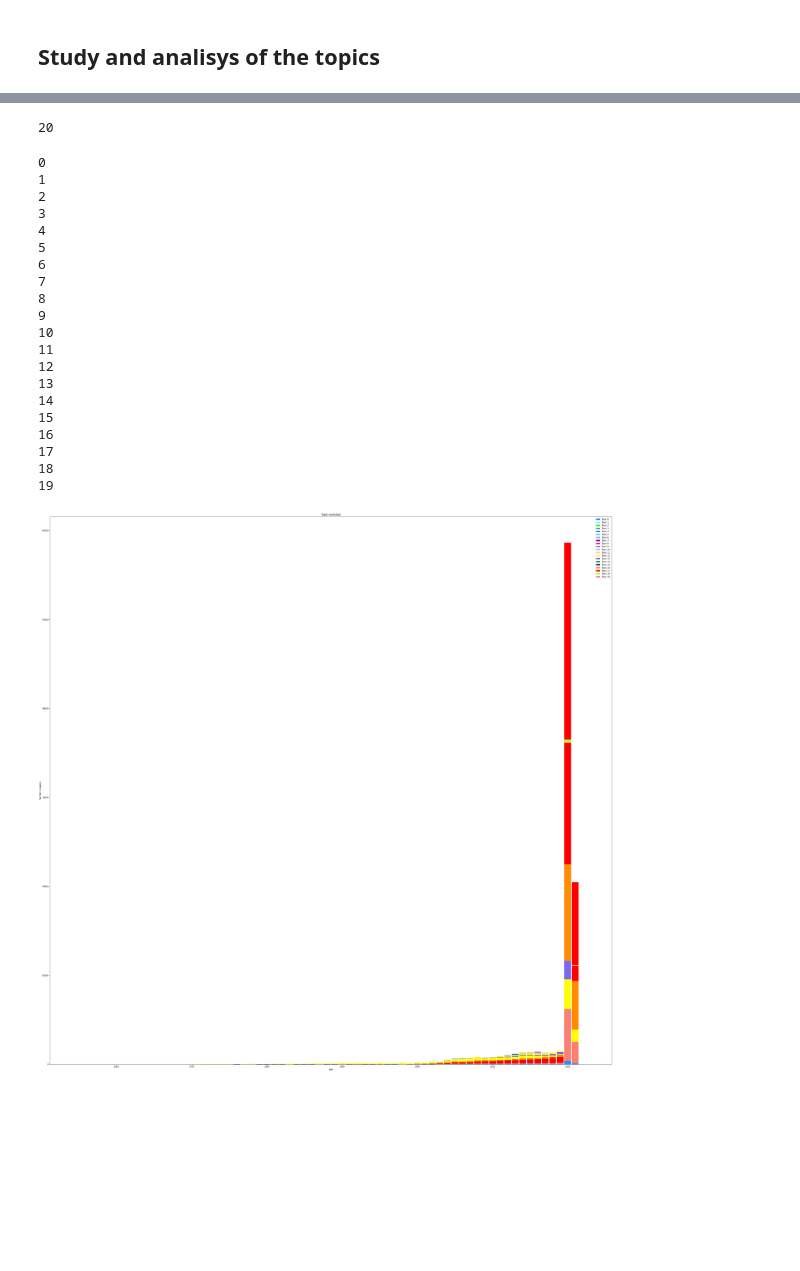
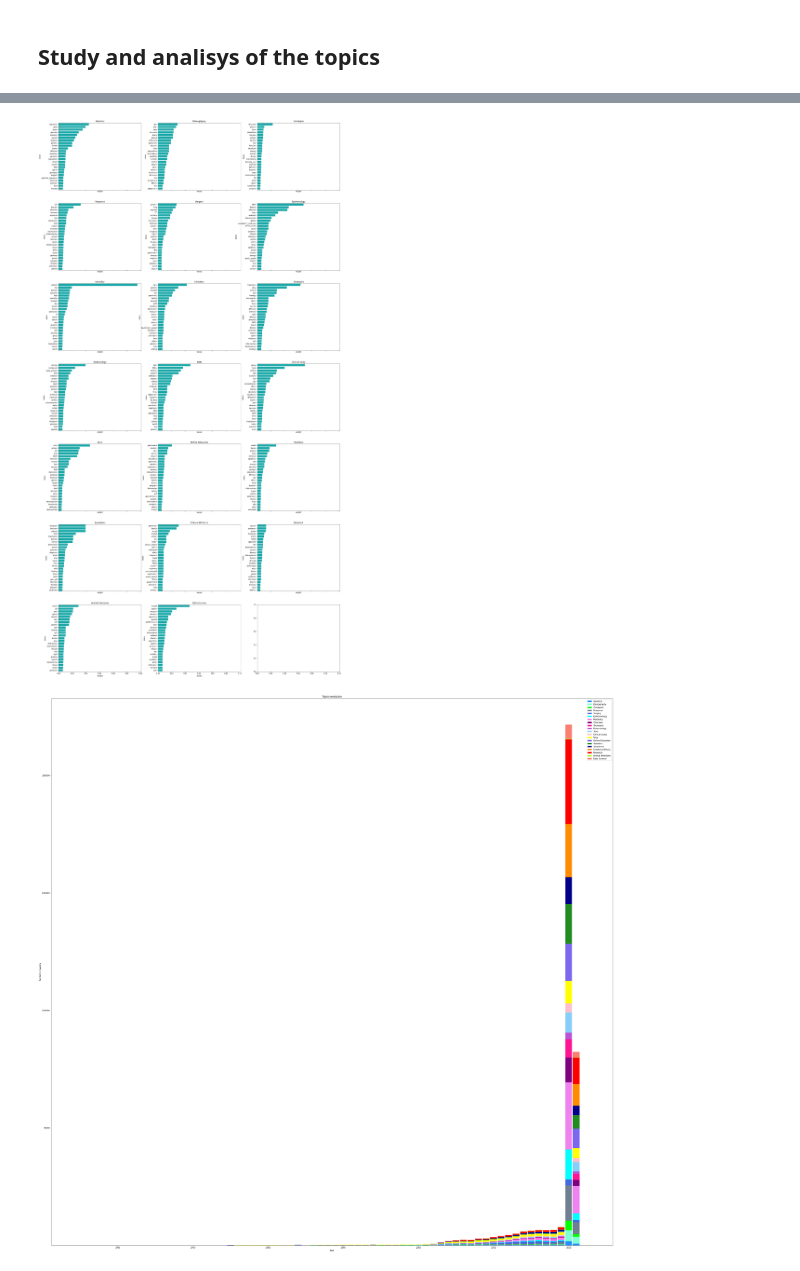
Before and after one commit to hl0d0w1g/CORD-19-NLP, a Jupyter notebook: CORD19_NLP.ipynb, the cells around one changed output, grey strips where cells are left out. Saved outputs shown, nothing was run; the diff lists cells and outputs as text; code cells hidden in the pictures; blank space fills up the shorter version.

```diff
--- a/CORD19_NLP.ipynb
+++ b/CORD19_NLP.ipynb
@@ -978,11 +1039,26 @@ colours = ['dodgerblue', 'aquamarine', 'lime', 'slategrey', 'royalblue','aqua',
-# %%
-n_topics = len(set(metadata_df['max_topic_id']))
-n_topics
-# %% [output]
-20
+# %%
+plots_per_row = 3
+topn = 25
+
+fig, axes = plt.subplots(math.ceil(n_topics / plots_per_row), plots_per_row, figsize=(30, 60), sharex=True)
+x = 0
+
+for i in range(n_topics):
+    # Build a dataframe with columns 'token' and 'weight' for topic i
+    df_weights = pd.DataFrame([{'token': t, 'weight': w} for t, w in ldag.show_topic(i, topn=topn)])
+
+    ax = axes[x][i - (plots_per_row * x)]
+    x += 1 if (i + 1) % plots_per_row == 0 else 0
+    sns.barplot(x='weight', y='token', data=df_weights, color='c', orient='h', ax=ax)
+    ax.set_title(names[i])
+
+plt.show()
+# %% [output]
+[figure, added]
+# %%
+metadata_df = metadata_df.loc[~pd.isna(metadata_df['publish_time'])]
 # %%
-labels = [float(e) for e in list(set(metadata_df['publish_time'].dt.year.astype(str).tolist()))]
-labels.sort()
+labels = list(set(metadata_df['publish_time'].dt.year.tolist()))
 
 topic_count = []
 
@@ -994,42 +1070,22 @@ for i in tqdm(range(n_topics)):
 # %%
 width = 0.9      # the width of the bars: can also be len(x) sequence
 
 fig, ax = plt.subplots(figsize=(50,50))
 
 for i, c in zip(range(n_topics), colours):
     if i == 0:
-        ax.bar(labels, topic_count[i], width, label='Topic {}'.format(i), color=c)
+        ax.bar(labels, topic_count[i], width, label=names[i], color=c)
     else:
-        ax.bar(labels, topic_count[i], width, bottom=topic_count[i - 1], label='Topic {}'.format(i), color=c)
+        ax.bar(labels, topic_count[i], width, bottom=[sum(x) for x in zip(*topic_count[:i])], label=names[i], color=c)
 
 ax.set_ylabel('Number of papers')
 ax.set_xlabel('Year')
 ax.set_title('Topics evolution')
 ax.legend()
 
 plt.show()
 # %% [output]
-0
-1
-2
-3
-4
-5
-6
-7
-8
-9
-10
-11
-12
-13
-14
-15
-16
-17
-18
-19
-[figure, old version]
+[figure, new version]
 # %%
 fig = plt.figure(figsize=(50,50))
 
```
Also changed, not shown: parts of 16 cells of this notebook.
